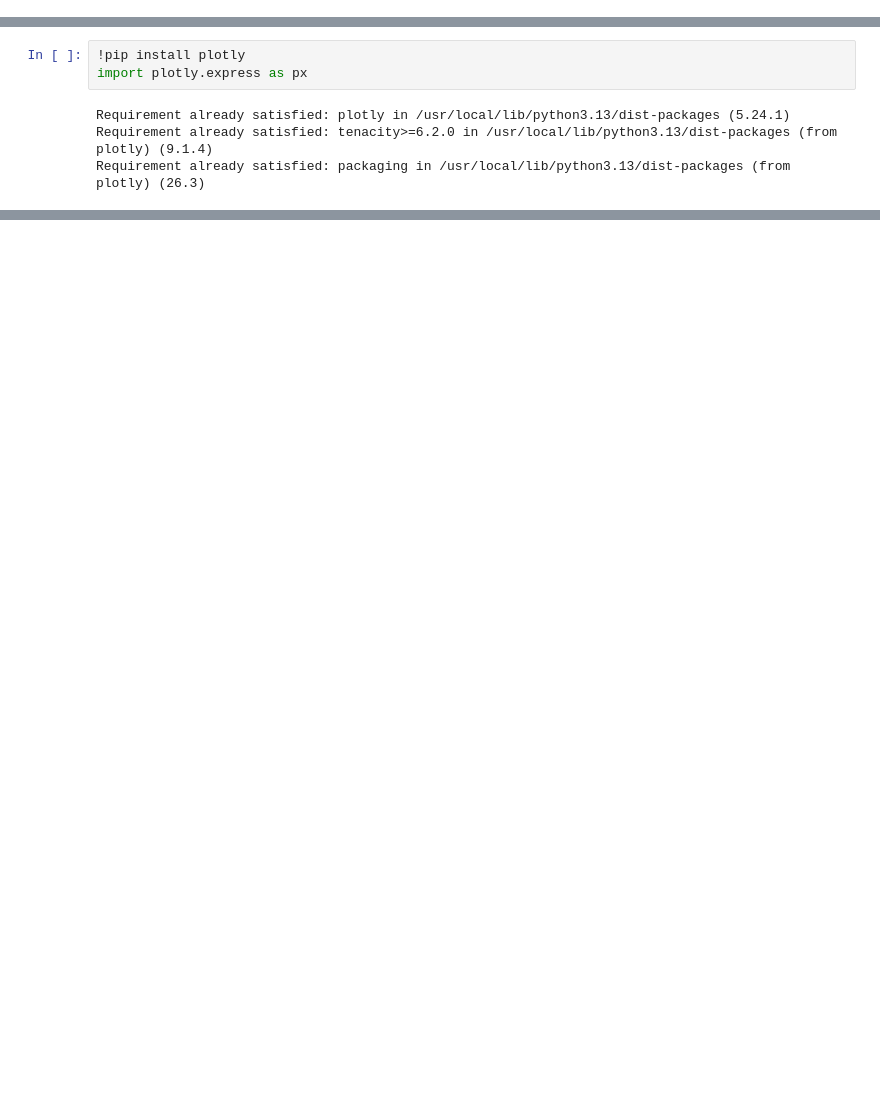
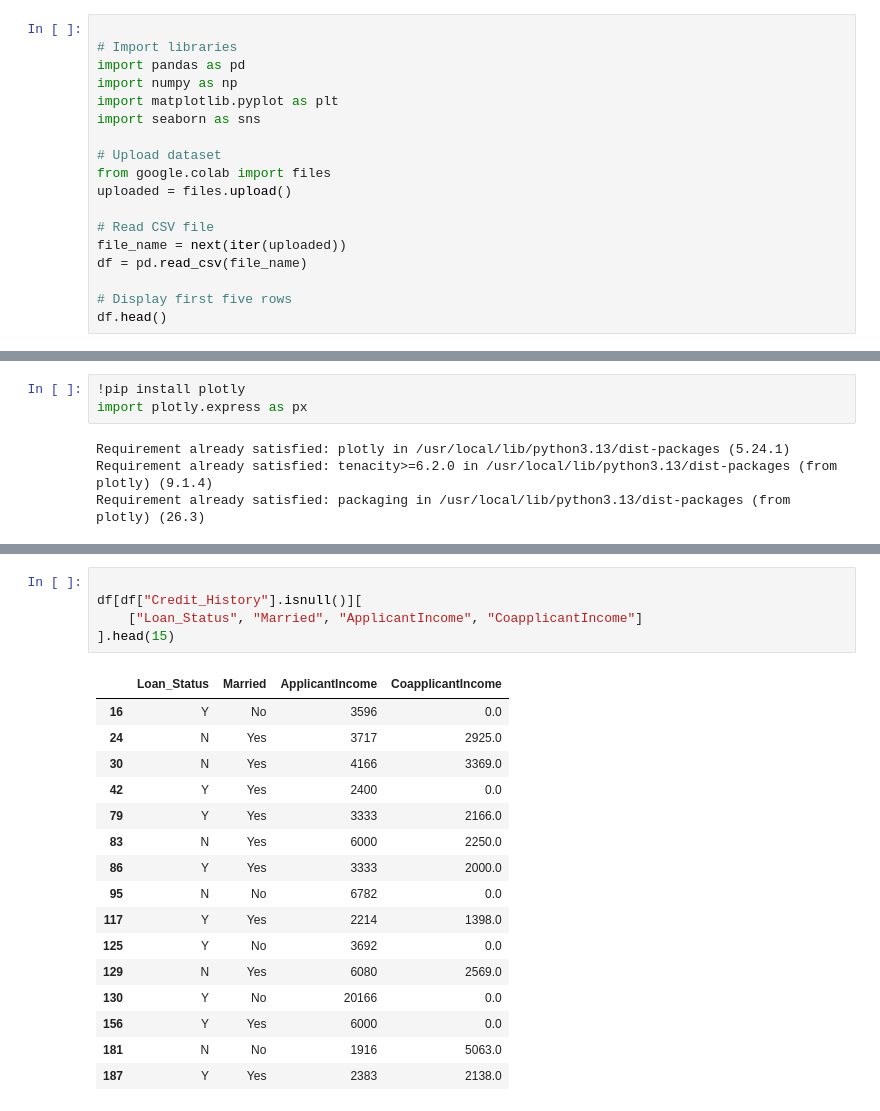
Before and after one commit to loisilobakima/loan_approval_prediction_.ipynb, a Jupyter notebook: loan_approval_prediction_.ipynb, the cells around one changed output, grey strips where cells are left out. Cells and saved outputs as stored; diff of their text form; blank space fills up the shorter version.

```diff
--- a/loan_approval_prediction_.ipynb
+++ b/loan_approval_prediction_.ipynb
@@ -19,0 +3,18 @@ Saving train_u6lujuX_CVtuZ9i (1).csv to train_u6lujuX_CVtuZ9i (1) (1).csv
+# %%
+
+# Import libraries
+import pandas as pd
+import numpy as np
+import matplotlib.pyplot as plt
+import seaborn as sns
+
+# Upload dataset
+from google.colab import files
+uploaded = files.upload()
+
+# Read CSV file
+file_name = next(iter(uploaded))
+df = pd.read_csv(file_name)
+
+# Display first five rows
+df.head()
@@ -156,0 +254,22 @@ fig.show()
+# %%
+
+df[df["Credit_History"].isnull()][
+    ["Loan_Status", "Married", "ApplicantIncome", "CoapplicantIncome"]
+].head(15)
+# %% [output]
+|  | Loan_Status | Married | ApplicantIncome | CoapplicantIncome |
+| 16 | Y | No | 3596 | 0.0 |
+| 24 | N | Yes | 3717 | 2925.0 |
+| 30 | N | Yes | 4166 | 3369.0 |
+| 42 | Y | Yes | 2400 | 0.0 |
+| 79 | Y | Yes | 3333 | 2166.0 |
+| 83 | N | Yes | 6000 | 2250.0 |
+| 86 | Y | Yes | 3333 | 2000.0 |
+| 95 | N | No | 6782 | 0.0 |
+| 117 | Y | Yes | 2214 | 1398.0 |
+| 125 | Y | No | 3692 | 0.0 |
+| 129 | N | Yes | 6080 | 2569.0 |
+| 130 | Y | No | 20166 | 0.0 |
+| 156 | Y | Yes | 6000 | 0.0 |
+| 181 | N | No | 1916 | 5063.0 |
+| 187 | Y | Yes | 2383 | 2138.0 |
```
Also changed, not shown: parts of 25 cells of this notebook.
